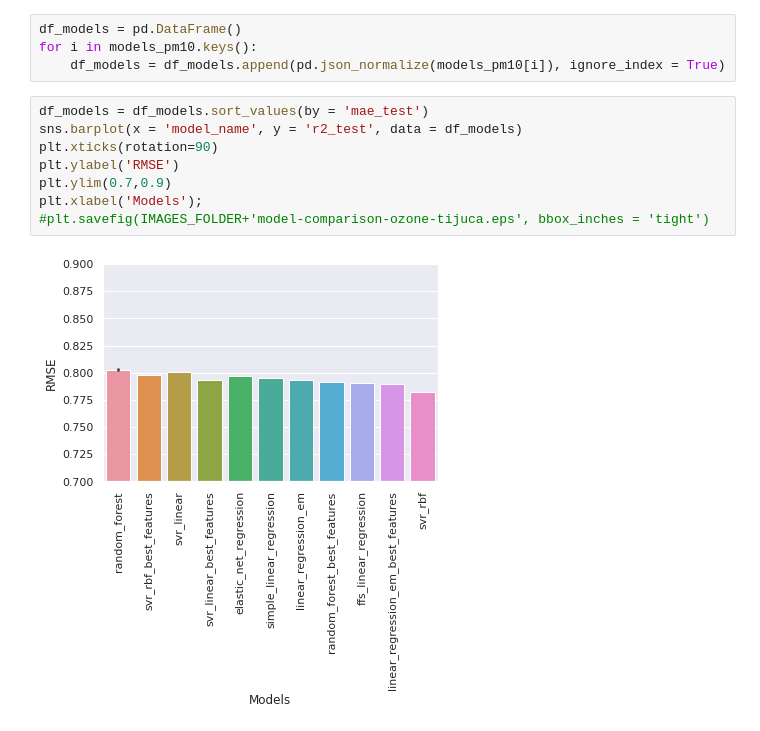
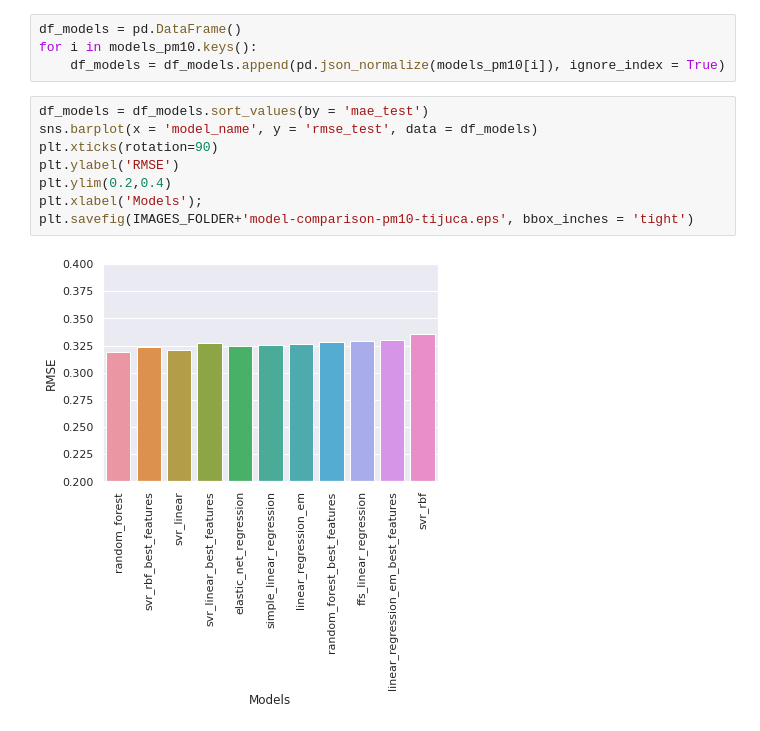
Before and after one commit to lucasmoschen/machine-learning-project, a Jupyter notebook: notebooks/model_pm10.ipynb, the cells around one changed output. Saved outputs shown, nothing was run; the diff lists cells and outputs as text.

Commit message:
Added PM10 models and start aiq

```diff
--- a/notebooks/model_pm10.ipynb
+++ b/notebooks/model_pm10.ipynb
@@ -1121,11 +1121,11 @@ for i in models_pm10.keys():
     df_models = df_models.append(pd.json_normalize(models_pm10[i]), ignore_index = True)
 # %%
 df_models = df_models.sort_values(by = 'mae_test')
-sns.barplot(x = 'model_name', y = 'r2_test', data = df_models)
+sns.barplot(x = 'model_name', y = 'rmse_test', data = df_models)
 plt.xticks(rotation=90)
 plt.ylabel('RMSE')
-plt.ylim(0.7,0.9)
+plt.ylim(0.2,0.4)
 plt.xlabel('Models');
-#plt.savefig(IMAGES_FOLDER+'model-comparison-ozone-tijuca.eps', bbox_inches = 'tight')
+plt.savefig(IMAGES_FOLDER+'model-comparison-pm10-tijuca.eps', bbox_inches = 'tight')
 # %% [output]
-[figure, old version]
+[figure, new version]
```
Also changed, not shown: parts of 1 cell of this notebook, 6 other files.
